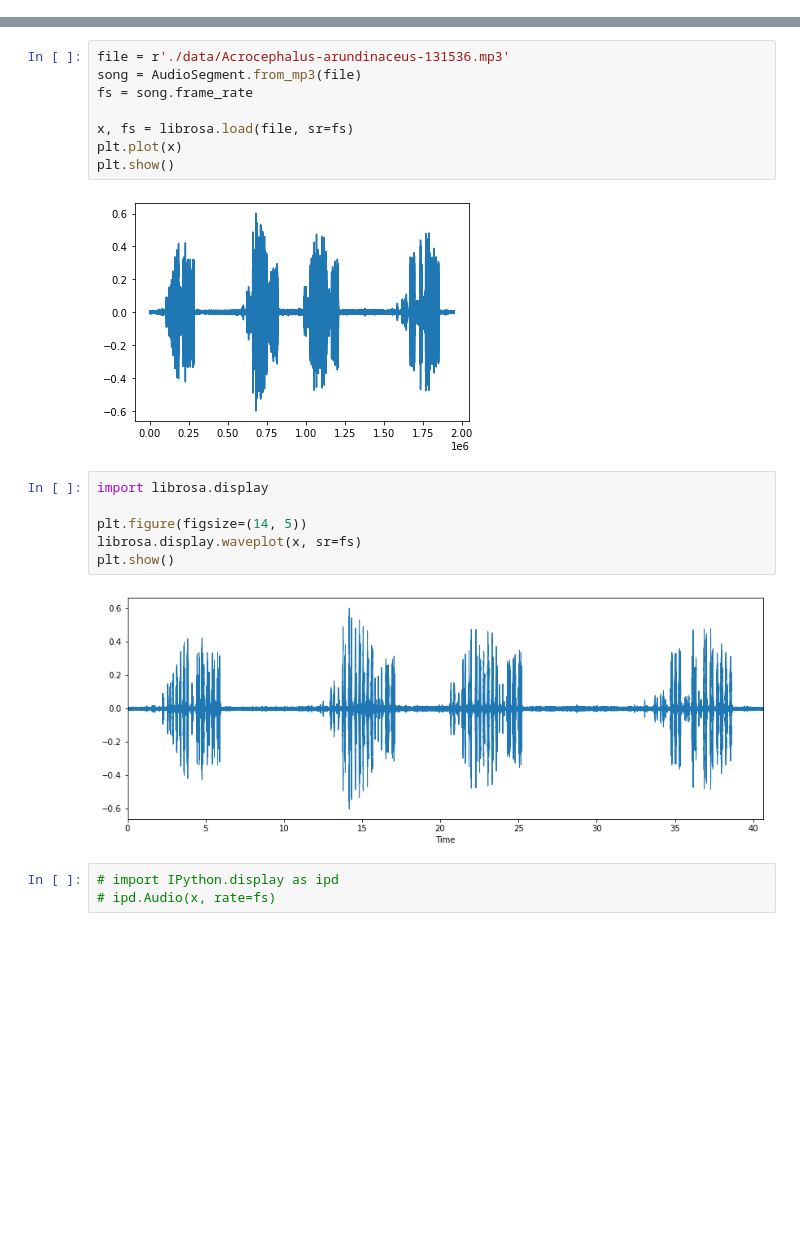
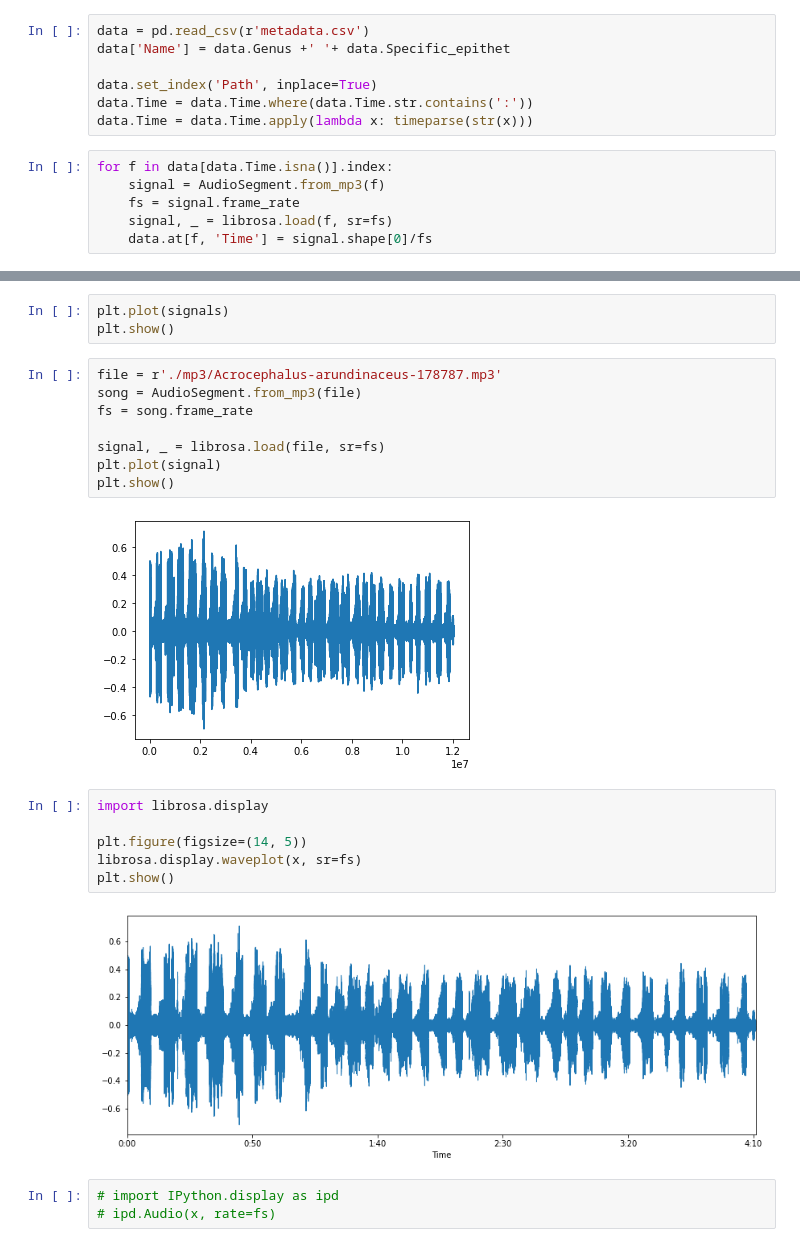
Before and after one commit to antonimarek/birdify, a Jupyter notebook: birdify.ipynb, the cells around one changed output, grey strips where cells are left out. Saved outputs shown, nothing was run; the diff lists cells and outputs as text; blank space fills up the shorter version.

```diff
--- a/birdify.ipynb
+++ b/birdify.ipynb
@@ -13,0 +23,13 @@ from pydub import AudioSegment
+# %%
+data = pd.read_csv(r'metadata.csv')
+data['Name'] = data.Genus +' '+ data.Specific_epithet
+
+data.set_index('Path', inplace=True)
+data.Time = data.Time.where(data.Time.str.contains(':'))
+data.Time = data.Time.apply(lambda x: timeparse(str(x)))
+# %%
+for f in data[data.Time.isna()].index:
+    signal = AudioSegment.from_mp3(f)
+    fs = signal.frame_rate
+    signal, _ = librosa.load(f, sr=fs)
+    data.at[f, 'Time'] = signal.shape[0]/fs
@@ -14,13 +78,16 @@ from pydub import AudioSegment
+# %%
+plt.plot(signals)
+plt.show()
 # %%
-file = r'./data/Acrocephalus-arundinaceus-131536.mp3'
+file = r'./mp3/Acrocephalus-arundinaceus-178787.mp3'
 song = AudioSegment.from_mp3(file)
 fs = song.frame_rate
 
-x, fs = librosa.load(file, sr=fs)
-plt.plot(x)
+signal, _ = librosa.load(file, sr=fs)
+plt.plot(signal)
 plt.show()
 # %% [output]
-[figure, old version]
+[figure, new version]
 # %%
 import librosa.display
 
@@ -28,7 +95,7 @@ plt.figure(figsize=(14, 5))
 librosa.display.waveplot(x, sr=fs)
 plt.show()
 # %% [output]
-[figure, old version]
+[figure, new version]
 # %%
 # import IPython.display as ipd
 # ipd.Audio(x, rate=fs)
```
Also changed, not shown: parts of 11 cells of this notebook.
